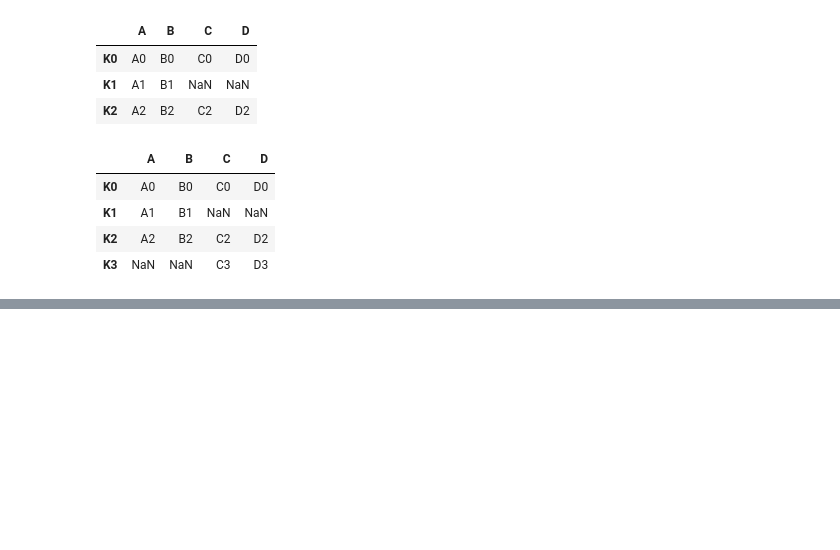
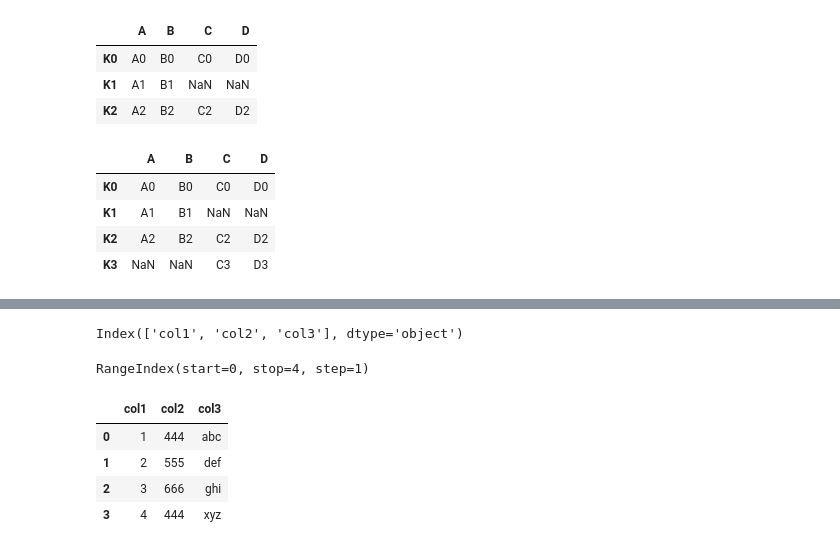
Before and after one commit to HermanTeng19/pydsml, a Jupyter notebook: pandas.ipynb, the cells around one changed output, grey strips where cells are left out. Cells and saved outputs as stored; diff of their text form; code cells hidden in the pictures; blank space fills up the shorter version.

```diff
--- a/pandas.ipynb
+++ b/pandas.ipynb
@@ -906,0 +978,16 @@ left.join(right,how='outer')
+# %%
+df.columns
+# %% [output]
+Index(['col1', 'col2', 'col3'], dtype='object')
+# %%
+df.index
+# %% [output]
+RangeIndex(start=0, stop=4, step=1)
+# %%
+df
+# %% [output]
+|  | col1 | col2 | col3 |
+| 0 | 1 | 444 | abc |
+| 1 | 2 | 555 | def |
+| 2 | 3 | 666 | ghi |
+| 3 | 4 | 444 | xyz |
```
Also changed, not shown: parts of 20 cells of this notebook.
